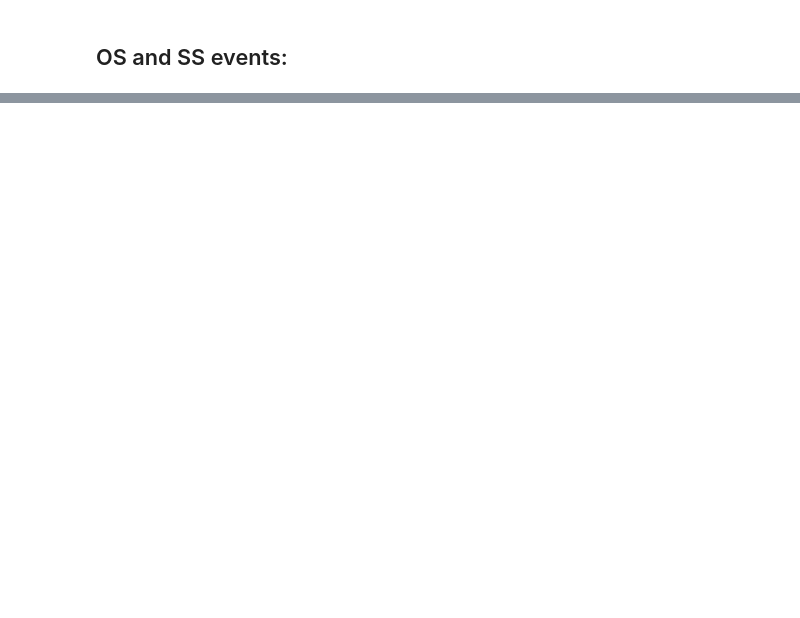
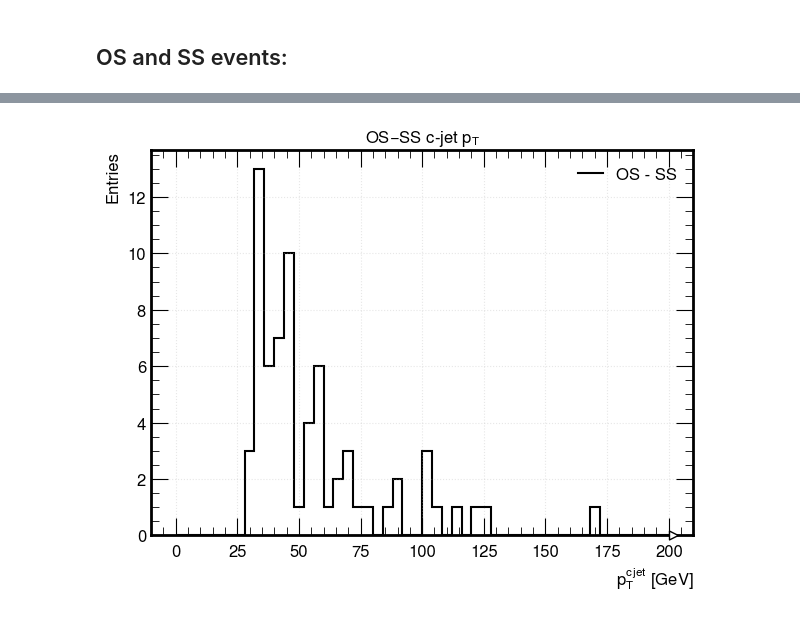
Before and after one commit to xondikoi03/charmTaggingAnalysis, a Jupyter notebook: Coffea/notebooks/WcAnalysis.ipynb, the cells around one changed output, grey strips where cells are left out. Cells and saved outputs as stored; diff of their text form; code cells hidden in the pictures; blank space fills up the shorter version.

```diff
--- a/Coffea/notebooks/WcAnalysis.ipynb
+++ b/Coffea/notebooks/WcAnalysis.ipynb
@@ -233,0 +253,24 @@ SS_Wc_Events = events[SS_evt_mask]
+# %%
+# OS - SS subtraction (c-jet pT)
+import matplotlib.pyplot as plt
+
+# Use unnormalized counts for OS-SS by default
+hist_OS_counts = hist.dask.Hist(axis_pt)
+hist_SS_counts = hist.dask.Hist(axis_pt)
+hist_OS_counts.fill(pt=cjet_pt_OS)
+hist_SS_counts.fill(pt=cjet_pt_SS)
+hOS_counts = hist_OS_counts.compute()
+hSS_counts = hist_SS_counts.compute()
+
+hDiff = hOS_counts - hSS_counts
+
+fig, ax = plt.subplots(figsize=(7, 5))
+hDiff.plot1d(ax=ax, label="OS - SS", color="k")
+ax.axhline(0.0, color="0.5", lw=1)
+ax.set_title(r"OS$-$SS c-jet $p_T$")
+ax.set_ylabel("Entries")
+ax.legend()
+ax.grid(True, alpha=0.3)
+plt.show()
+# %% [output]
+[figure, added]
```
Also changed, not shown: parts of 7 cells of this notebook.
